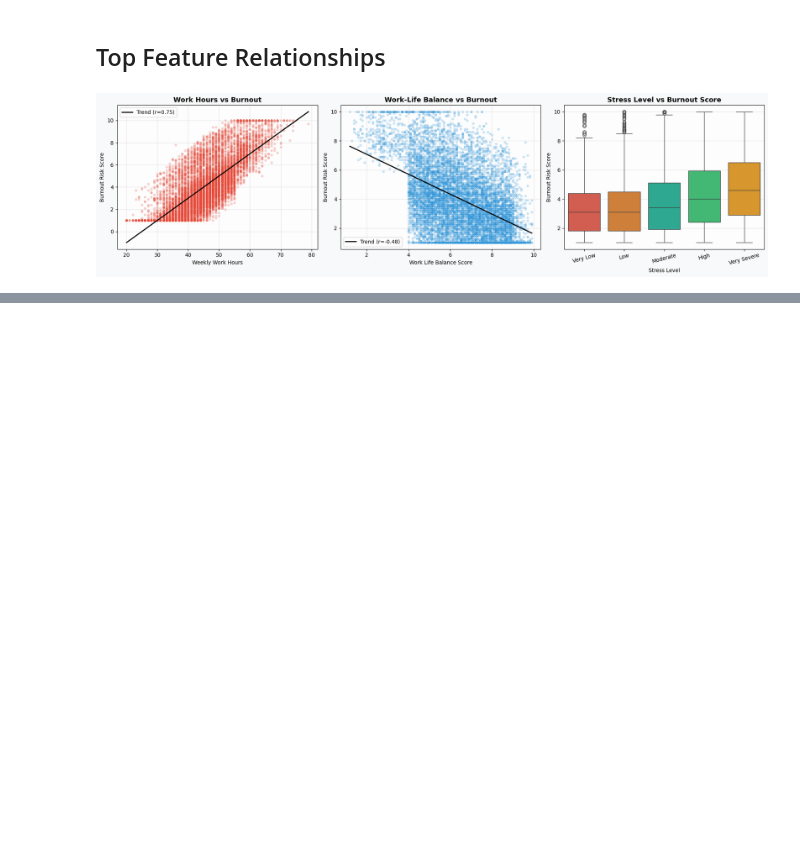
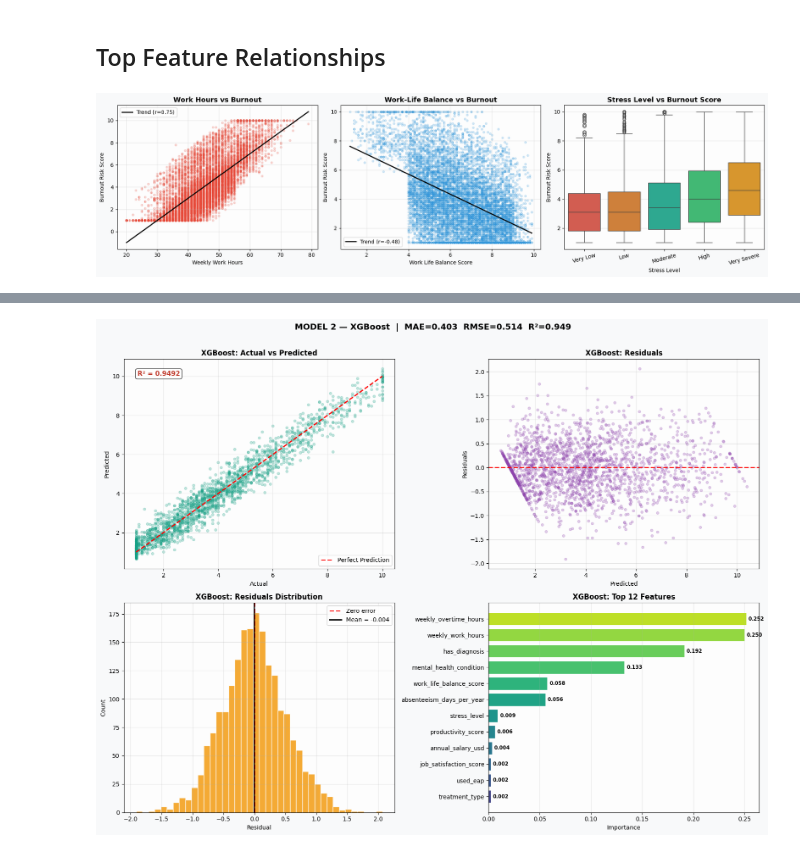
Before and after one commit to aghasaud1996/mental-health-workplace-analysis, a Jupyter notebook: mental_health_workplace_analysis.ipynb, the cells around one changed output, grey strips where cells are left out. Saved outputs shown, nothing was run; the diff lists cells and outputs as text; code cells hidden in the pictures; blank space fills up the shorter version.

Commit message:
hypertuneups and models training

```diff
--- a/mental_health_workplace_analysis.ipynb
+++ b/mental_health_workplace_analysis.ipynb
@@ -448,0 +480,20 @@ plt.show()
+# %%
+from xgboost import XGBRegressor
+from sklearn.metrics import mean_absolute_error, mean_squared_error, r2_score
+
+xgb = XGBRegressor(n_estimators=300, max_depth=6, learning_rate=0.1,
+                   subsample=0.8, colsample_bytree=0.8, random_state=42, n_jobs=-1)
+xgb.fit(X_train_s, y_train)
+y_pred_xgb = xgb.predict(X_test_s)
+
+mae_xgb  = mean_absolute_error(y_test, y_pred_xgb)
+rmse_xgb = np.sqrt(mean_squared_error(y_test, y_pred_xgb))
+r2_xgb   = r2_score(y_test, y_pred_xgb)
+
+print("=" * 40)
+print("         XGBoost Regressor Results")
+print("=" * 40)
+print(f"  MAE  : {mae_xgb:.4f}")
+print(f"  RMSE : {rmse_xgb:.4f}")
+print(f"  R²   : {r2_xgb:.4f}")
+print("=" * 40)
@@ -448,0 +508,51 @@ plt.show()
+# %%
+fig, axes = plt.subplots(2, 2, figsize=(16, 12))
+fig.patch.set_facecolor('#f8f9fa')
+
+# Actual vs Predicted
+ax = axes[0, 0]
+ax.scatter(y_test, y_pred_xgb, alpha=0.25, color='#16a085', s=18)
+mn, mx = y_test.min(), y_test.max()
+ax.plot([mn, mx], [mn, mx], 'r--', lw=2, label='Perfect Prediction')
+ax.set_title('XGBoost: Actual vs Predicted', fontsize=12, fontweight='bold')
+ax.set_xlabel('Actual'); ax.set_ylabel('Predicted'); ax.legend()
+ax.set_facecolor('#fdfdfd'); ax.grid(alpha=0.3)
+ax.text(0.05, 0.92, f'R² = {r2_xgb:.4f}', transform=ax.transAxes,
+        fontsize=11, color='#c0392b', fontweight='bold',
+        bbox=dict(boxstyle='round', facecolor='white', alpha=0.8))
+
+# Residuals
+ax = axes[0, 1]
+res_xgb = y_test - y_pred_xgb
+ax.scatter(y_pred_xgb, res_xgb, alpha=0.25, color='#8e44ad', s=18)
+ax.axhline(0, color='red', lw=2, linestyle='--')
+ax.set_title('XGBoost: Residuals', fontsize=12, fontweight='bold')
+ax.set_xlabel('Predicted'); ax.set_ylabel('Residuals')
+ax.set_facecolor('#fdfdfd'); ax.grid(alpha=0.3)
+
+# Residuals Distribution
+ax = axes[1, 0]
+ax.hist(res_xgb, bins=40, color='#f39c12', edgecolor='white', alpha=0.85)
+ax.axvline(0, color='red', lw=2, linestyle='--', label='Zero error')
+ax.axvline(res_xgb.mean(), color='black', lw=2, label=f'Mean = {res_xgb.mean():.3f}')
+ax.set_title('XGBoost: Residuals Distribution', fontsize=12, fontweight='bold')
+ax.set_xlabel('Residual'); ax.set_ylabel('Count'); ax.legend()
+ax.set_facecolor('#fdfdfd'); ax.grid(alpha=0.3)
+
+# Feature Importance
+ax = axes[1, 1]
+imp_xgb = pd.Series(xgb.feature_importances_, index=X.columns).sort_values(ascending=True).tail(12)
+colors = plt.cm.viridis(np.linspace(0.2, 0.9, 12))
+bars = ax.barh(imp_xgb.index, imp_xgb.values, color=colors, edgecolor='white')
+for bar, val in zip(bars, imp_xgb.values):
+    ax.text(val + 0.002, bar.get_y() + bar.get_height()/2, f'{val:.3f}',
+            va='center', fontsize=8.5, fontweight='bold')
+ax.set_title('XGBoost: Top 12 Features', fontsize=12, fontweight='bold')
+ax.set_xlabel('Importance'); ax.set_facecolor('#fdfdfd'); ax.grid(axis='x', alpha=0.3)
+
+fig.suptitle(f'MODEL 2 — XGBoost  |  MAE={mae_xgb:.3f}  RMSE={rmse_xgb:.3f}  R²={r2_xgb:.3f}',
+             fontsize=14, fontweight='bold', y=1.01)
+plt.tight_layout()
+plt.show()
+# %% [output]
+[figure, added]
```
Also changed, not shown: parts of 21 cells of this notebook, 1 other file.
